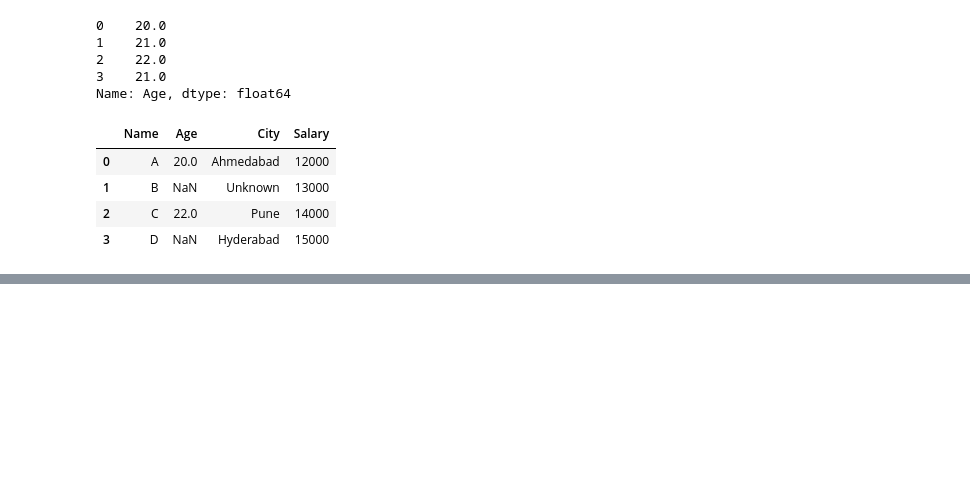
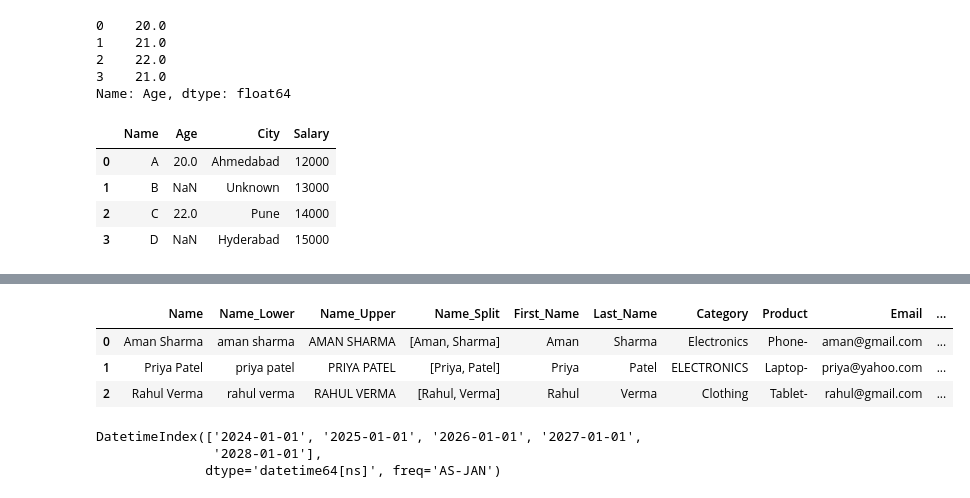
Before and after one commit to PRIYANSHUPATEL7654/TOPS_TECH, a Jupyter notebook: ClASSWORK/PYTHON_LIBRARIES_5_3_26/Pandas/Practice_Questions.ipynb, the cells around one changed output, grey strips where cells are left out. Cells and saved outputs as stored; diff of their text form; code cells hidden in the pictures; blank space fills up the shorter version.

```diff
--- a/ClASSWORK/PYTHON_LIBRARIES_5_3_26/Pandas/Practice_Questions.ipynb
+++ b/ClASSWORK/PYTHON_LIBRARIES_5_3_26/Pandas/Practice_Questions.ipynb
@@ -248,0 +603,12 @@ Name: Age, dtype: float64
+# %%
+# 6) Create a column:
+
+# Text = ["apple orange", "banana mango", "grape apple"]
+data["Text"] = ["apple orange", "banana mango", "grape apple"]
+
+# Tasks:
+# • Check which rows contain the word "apple"
+data["Text"].str.contains("apple")
+
+# • Return only those rows
+data["Text"][data["Text"].str.contains("apple")]
@@ -248,0 +619,11 @@ Name: Age, dtype: float64
+# %%
+# 7) Create a column:
+
+# City = ["Delhi", "Mumbai", None, "Bangalore"]
+data["City"] = ["Delhi", None, "Bangalore"]
+
+# Tasks:
+# • Replace missing values with "Unknown"
+data["City"] = data["City"].fillna("Unknown")
+# • Convert all values to uppercase
+data["City"].str.upper()
@@ -248,0 +635,12 @@ Name: Age, dtype: float64
+# %%
+# 8) Create a column:
+
+# Date = ["2024-01-01", "2024-02-15", "2024-03-10"]
+data["Date"] = ["2024-01-01", "2024-02-15", "2024-03-10"]
+
+# Tasks:
+
+# • Convert the column to datetime
+data["Date"] = pd.to_datetime(data["Date"])
+data["Date"].info()
+# • Extract year and month
@@ -248,0 +656,38 @@ Name: Age, dtype: float64
+# %%
+# 9) Using the same dataset:
+
+# • Extract only the day
+data["Date"].dt.day
+data["Date"]
+# • Create a new column "Day_Name" (optional: weekday)
+data["Day_Name"] = data["Date"].dt.day_name()
+data["Day_Name"]
+data
+# %% [output]
+|  | Name | Name_Lower | Name_Upper | Name_Split | First_Name | Last_Name | Category | Product | Email | ... |
+| 0 | Aman Sharma | aman sharma | AMAN SHARMA | [Aman, Sharma] | Aman | Sharma | Electronics | Phone- | aman@gmail.com | ... |
+| 1 | Priya Patel | priya patel | PRIYA PATEL | [Priya, Patel] | Priya | Patel | ELECTRONICS | Laptop- | priya@yahoo.com | ... |
+| 2 | Rahul Verma | rahul verma | RAHUL VERMA | [Rahul, Verma] | Rahul | Verma | Clothing | Tablet- | rahul@gmail.com | ... |
+# %%
+# 10) Create a date range from:
+
+# Start = "2024-01-01"
+# End = "2024-01-05"
+
+
+# Tasks:
+# • Generate dates using pd.date_range()
+dates = pd.date_range(start="2024-01-01",end = "2028-12-31",freq="YS")
+dates
+# • Convert it into a DataFrame
+# data = {
+#     "Start_Date" : ["2023-1-1","2023-6-1"],
+#     "End_Date" : ["2024-1-1","2024-6-1"]
+# }
+
+# df["Start_Date"] = pd.to_datetime("2024-1-1")
+# df["End_Date"] = pd.to_datetime("2024-1-5")
+# %% [output]
+DatetimeIndex(['2024-01-01', '2025-01-01', '2026-01-01', '2027-01-01',
+               '2028-01-01'],
+              dtype='datetime64[ns]', freq='AS-JAN')
```
Also changed, not shown: parts of 30 cells of this notebook, 12 other files.
